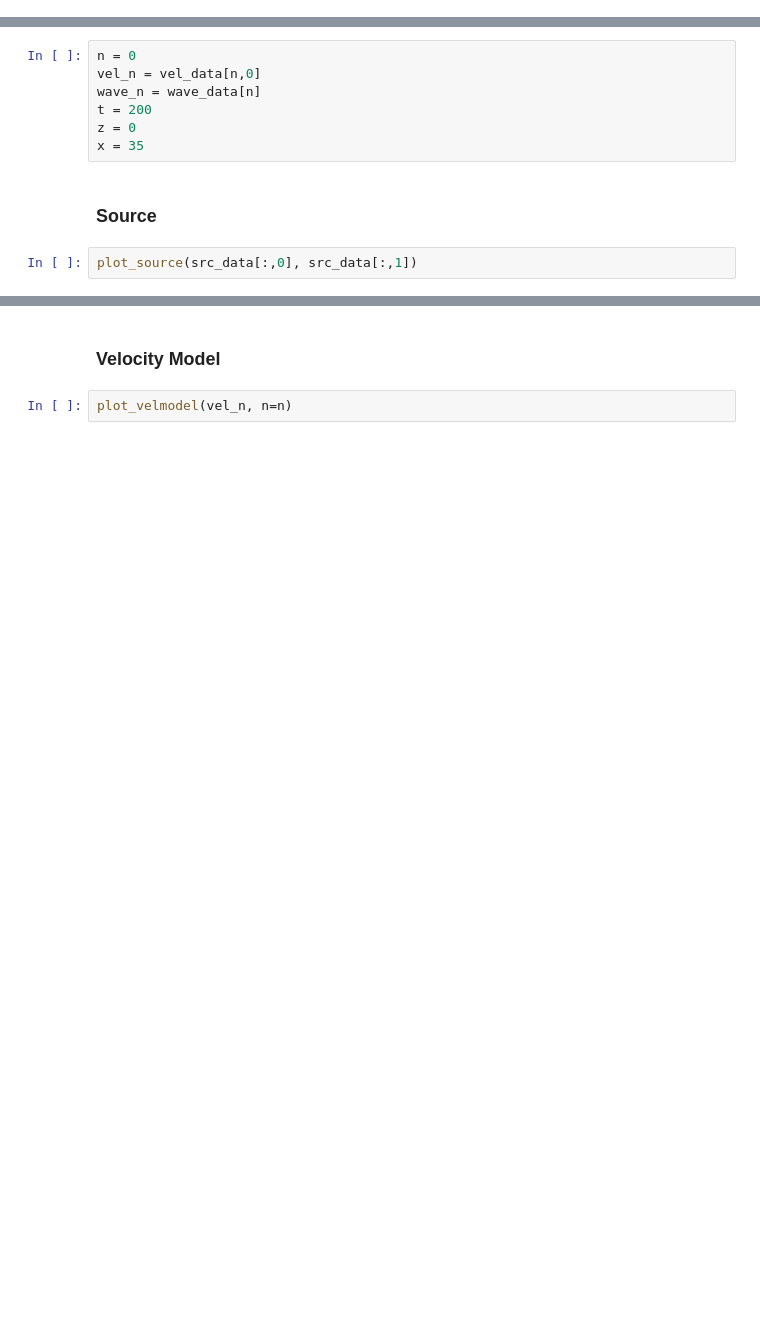
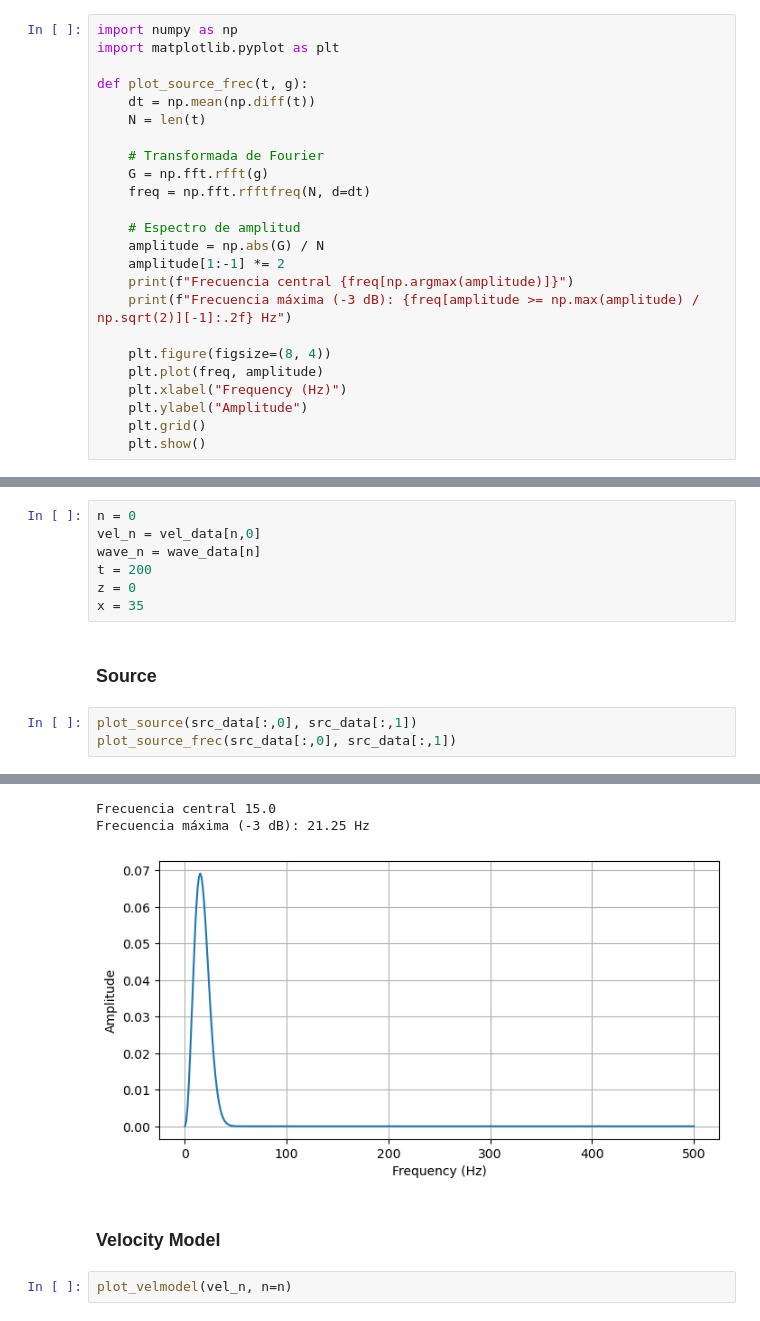
Before and after one commit to Konat23/DeepONet_AWP, a Jupyter notebook: src/01_propagator/data_review.ipynb, the cells around one changed output, grey strips where cells are left out. Drawn from its saved outputs; the diff is of its cells as text; blank space fills up the shorter version.

```diff
--- a/src/01_propagator/data_review.ipynb
+++ b/src/01_propagator/data_review.ipynb
@@ -37,4 +37,28 @@ def plot_source(t, g):
         plt.ylabel("Amplitude")
         plt.grid()
         plt.show()
+# %%
+import numpy as np
+import matplotlib.pyplot as plt
+
+def plot_source_frec(t, g):
+    dt = np.mean(np.diff(t))
+    N = len(t)
+
+    # Transformada de Fourier
+    G = np.fft.rfft(g)
+    freq = np.fft.rfftfreq(N, d=dt)
+
+    # Espectro de amplitud
+    amplitude = np.abs(G) / N
+    amplitude[1:-1] *= 2
+    print(f"Frecuencia central {freq[np.argmax(amplitude)]}")
+    print(f"Frecuencia máxima (-3 dB): {freq[amplitude >= np.max(amplitude) / np.sqrt(2)][-1]:.2f} Hz")
+
+    plt.figure(figsize=(8, 4))
+    plt.plot(freq, amplitude)
+    plt.xlabel("Frequency (Hz)")
+    plt.ylabel("Amplitude")
+    plt.grid()
+    plt.show()
 # %%
@@ -50,8 +74,12 @@ x = 35
 ### Source
 # %%
 plot_source(src_data[:,0], src_data[:,1])
+plot_source_frec(src_data[:,0], src_data[:,1])
 # %% [output]
 [figure]
+Frecuencia central 15.0
+Frecuencia máxima (-3 dB): 21.25 Hz
+[figure, added]
 # %% [markdown]
 ### Velocity Model
 # %%
```
Also changed, not shown: parts of 5 cells of this notebook, 1 other file.
